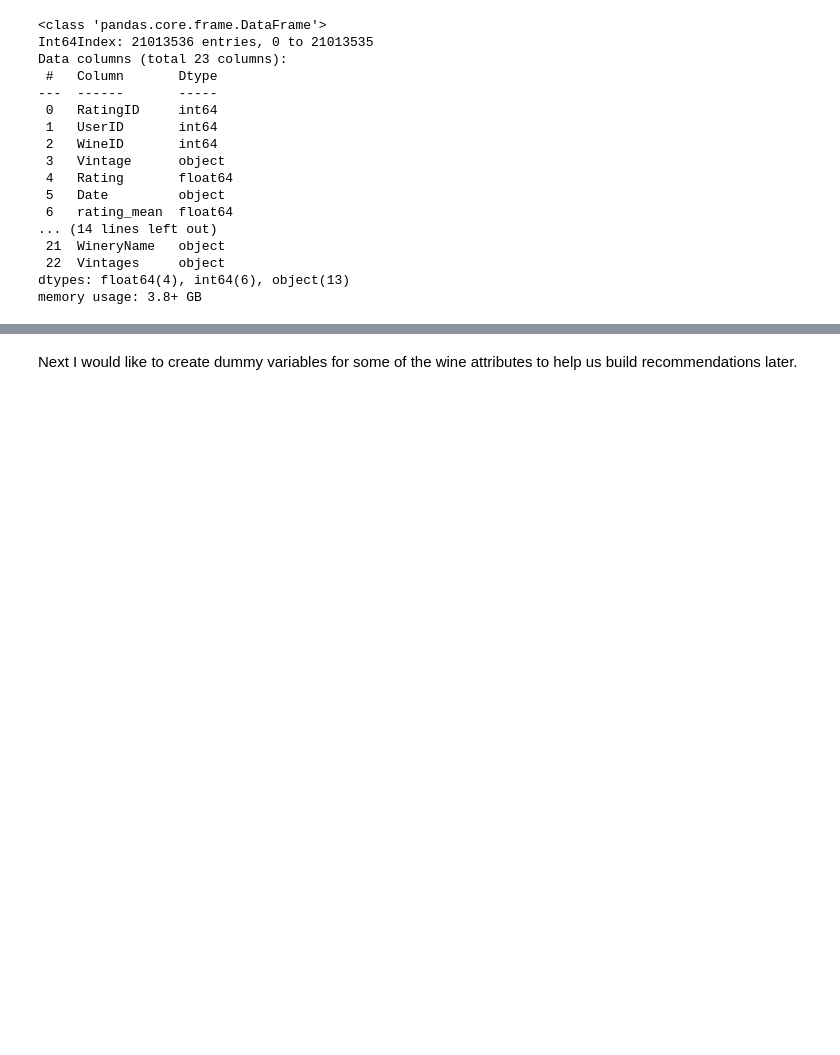
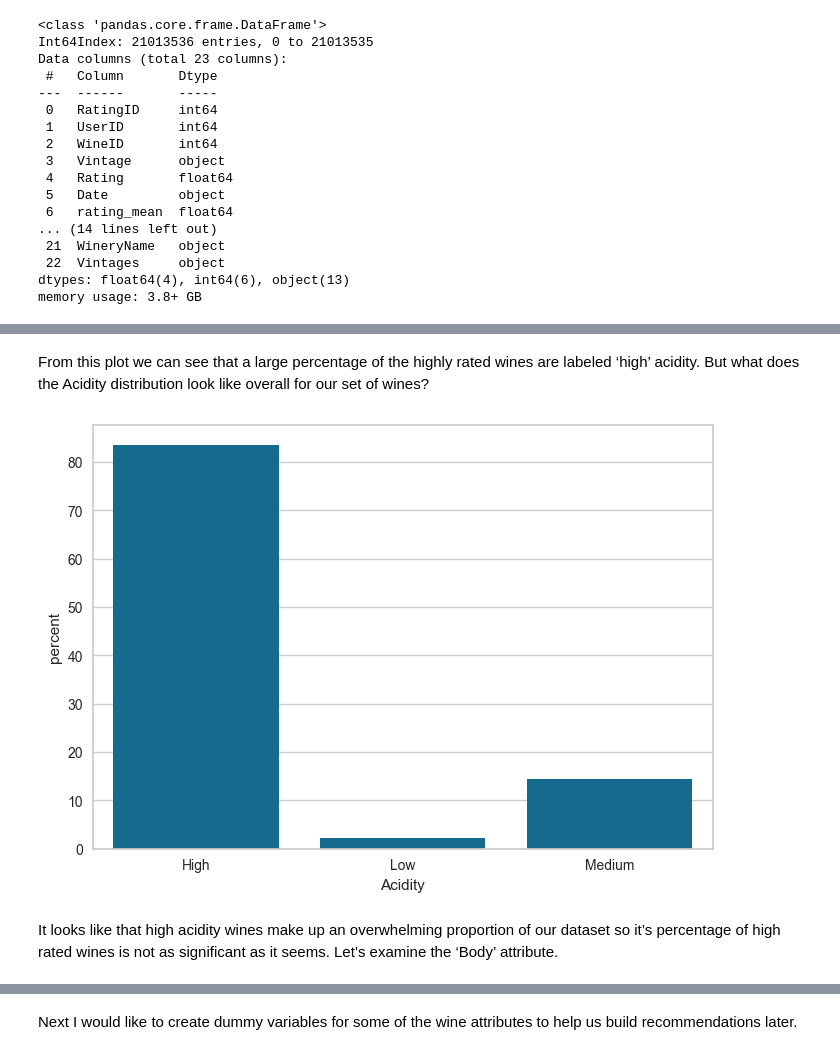
Before and after one commit to jwatki8/Capstone-3, a Jupyter notebook: Capstone 3-Exploratory Data Analysis (EDA) Draft.ipynb, the cells around one changed output, grey strips where cells are left out. Cells and saved outputs as stored; diff of their text form; code cells hidden in the pictures; blank space fills up the shorter version.

```diff
--- a/Capstone 3 Exploratory Data Analysis (EDA) Draft.ipynb
+++ b/Capstone 3-Exploratory Data Analysis (EDA) Draft.ipynb
@@ -214,0 +244,10 @@ memory usage: 3.8+ GB
+# %% [markdown]
+From this plot we can see that a large percentage of the highly rated wines are labeled ‘high’ acidity. But what does the Acidity distribution look like overall for our set of wines?
+# %%
+sns.countplot(data=wine_df, x='Acidity', stat='percent')
+plt.ticklabel_format(style='plain', axis='y')
+plt.show()
+# %% [output]
+[figure, added]
+# %% [markdown]
+It looks like that high acidity wines make up an overwhelming proportion of our dataset so it’s percentage of high rated wines is not as significant as it seems. Let’s examine the ‘Body’ attribute.
```
Also changed, not shown: parts of 46 cells of this notebook.
